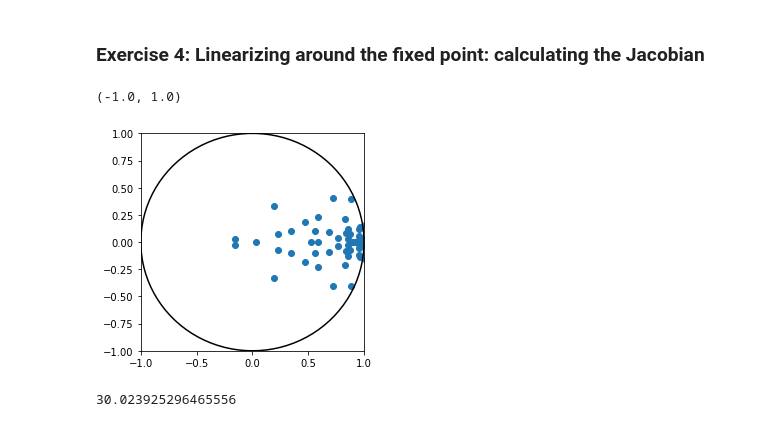
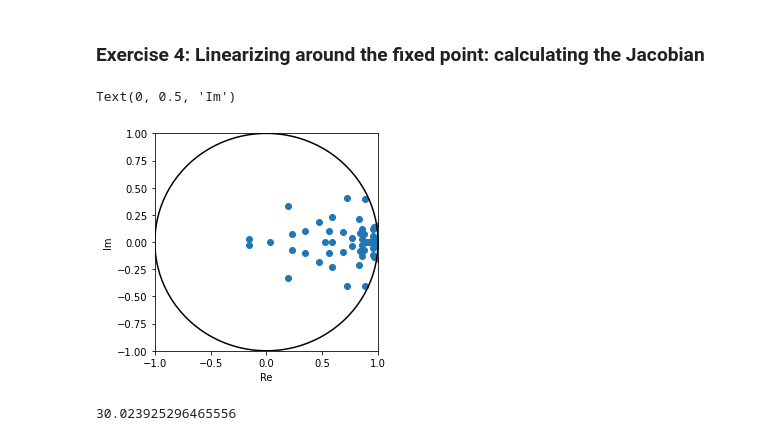
Before and after one commit to NinelK/IMBIZO2022_DS_tutorial_solutions, a Jupyter notebook: DS_Tutorial_Part_4_SOLUTIONS.ipynb, the cells around one changed output. Saved outputs shown, nothing was run; the diff lists cells and outputs as text; code cells hidden in the pictures.

```diff
--- a/DS_Tutorial_Part_4_SOLUTIONS.ipynb
+++ b/DS_Tutorial_Part_4_SOLUTIONS.ipynb
@@ -763,23 +749,25 @@ DeviceArray([[-0.08140285,  0.02697206, -0.61305827],
 ### Exercise 4: Linearizing around the fixed point: calculating the Jacobian
 # %%
 jacs = fp_optimize.compute_jacobians(rnn_fun, all_fps[0.0001]['fps'])
-J = np.array(jacs[0])
-eig_decomps = np.linalg.eig(J)
+i=0 # choose a fixed point
+J = np.array(jacs[i]) # getting the jacobian for i-th fixed point
+eig_decomps = np.linalg.eig(J) # calculating eigenvalues
 # %%
 plt.figure(figsize=(4,4))
 eigvals = eig_decomps[0]#['evals']
 plt.scatter(eigvals.real, eigvals.imag)
 x = jnp.linspace(-jnp.pi,jnp.pi,100)
 plt.plot(jnp.sin(x),jnp.cos(x),c='k')
 # plt.plot(x,jnp.cos(x))
 # scale = np.sqrt(eigvals.real**2 + eigvals.imag**2).max()*1.05
 scale=1
 plt.xlim([-scale,+scale])
 plt.ylim([-scale,+scale])
 plt.xlabel('Re')
+plt.ylabel('Im')
 # %% [output]
-(-1.0, 1.0)
+Text(0, 0.5, 'Im')
-[figure, old version]
+[figure, new version]
 # %%
 end = time.time()
 
```
Also changed, not shown: parts of 1 cell of this notebook.
